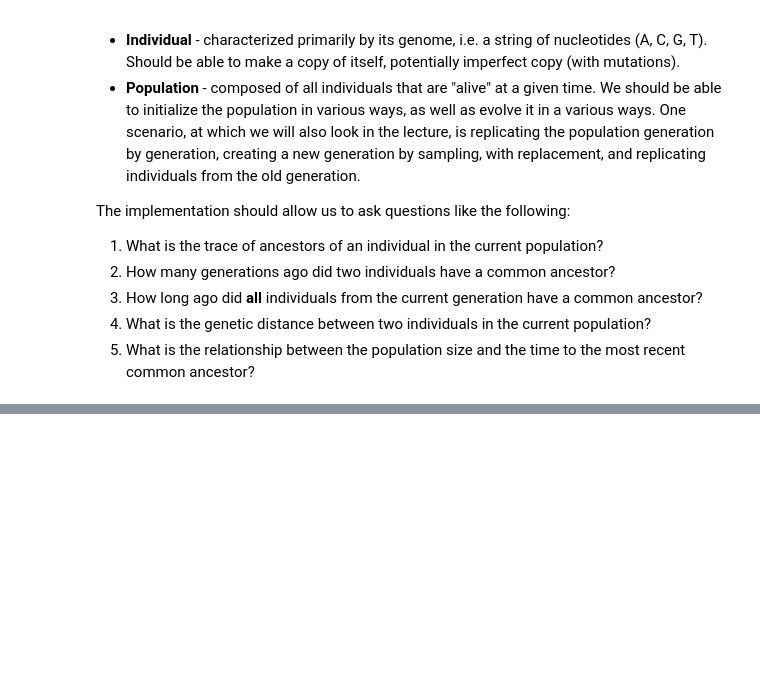
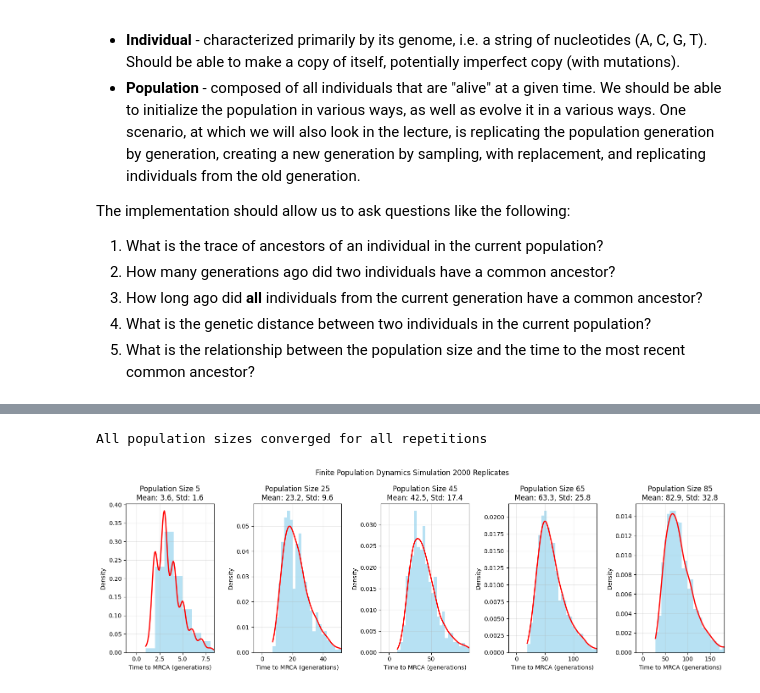
Before and after one commit to madanmukundan/compbio2_unibas, a Jupyter notebook: notebooks/02_FinitePopulationDynamicsSpec.ipynb, the cells around one changed output, grey strips where cells are left out. Cells and saved outputs as stored; diff of their text form; code cells hidden in the pictures; blank space fills up the shorter version.

```diff
--- a/notebooks/02_FinitePopulationDynamicsSpec.ipynb
+++ b/notebooks/02_FinitePopulationDynamicsSpec.ipynb
@@ -177,8 +481,8 @@ plt.show()
 # Define population sizes to analyze
 # sizes = [5, 10, 20, 30, 40, 50, 60, 70, 90, 100, 200, 300, 400, 500]
 # sizes = [50, 100, 200, 300, 400, 500]
-sizes = [i for i in range(5,50,10)]
-simulation_reps = 50
+sizes = [i for i in range(5,105,20)]
+simulation_reps = 2000
 # Run analysis
 means, results = my_pop.analyze_population_size_vs_mrca_time(sizes, repetitions=simulation_reps)
 # %%
@@ -187,2 +497,45 @@ for size, avg_time in means.items():
+# %%
+# Report non-convergence
+for size, vals in results.items():
+    if len(vals) < simulation_reps:
+        print(f"Population Size {size}: Did not converge for {simulation_reps - len(vals)} repetitions\n")
+else:
+    print("All population sizes converged for all repetitions")
+# %% [output]
+All population sizes converged for all repetitions
+# %%
+# Create subplots for each population size
+r = 1
+c = len(results)
+fig, axes = plt.subplots(r, c, figsize=(15, 5))
+if len(results) == 1:
+    axes = [axes]
+
+for ax, (size, vals) in zip(axes, results.items()):
+
+    mean = np.mean(vals)
+    std = np.std(vals)
+    # Create histogram
+    ax.hist(vals, bins='auto', density=True, alpha=0.6, color='skyblue')
+    ax.set_xlim([mean-3*std, mean+3*std])
+
+    # Calculate KDE
+    kde = stats.gaussian_kde(vals)  # just leave auto kernel size as changes for each dist
+    x_range = np.linspace(min(vals), max(vals), 200)
+    ax.plot(x_range, kde(x_range), 'r-', lw=2)
+
+    ax.set_xlabel('Time to MRCA (generations)')
+    ax.set_ylabel('Density')
+    ax.set_title(f'Population Size {size}\n'
+                 f'Mean: {mean:.1f}, Std: {std:.1f}')
+    ax.grid(True, alpha=0.3)
+
+plt.suptitle(f"Finite Population Dynamics Simulation {simulation_reps} Replicates")
+plt.tight_layout()
+plt.show()
+
+# Looks like E[TMRCA] converges to N, s to 0.5N, should be 2N and 2N
+# %% [output]
+[figure, added]
 # %%
 # Plot MRCA
```
Also changed, not shown: parts of 18 cells of this notebook, 6 other files.
